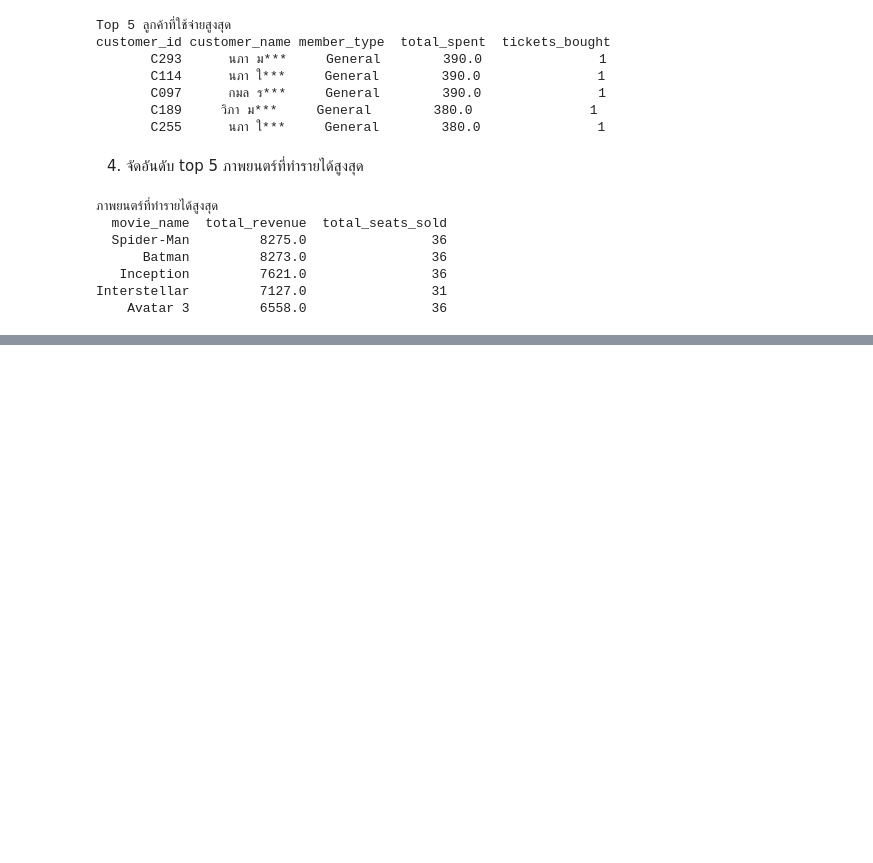
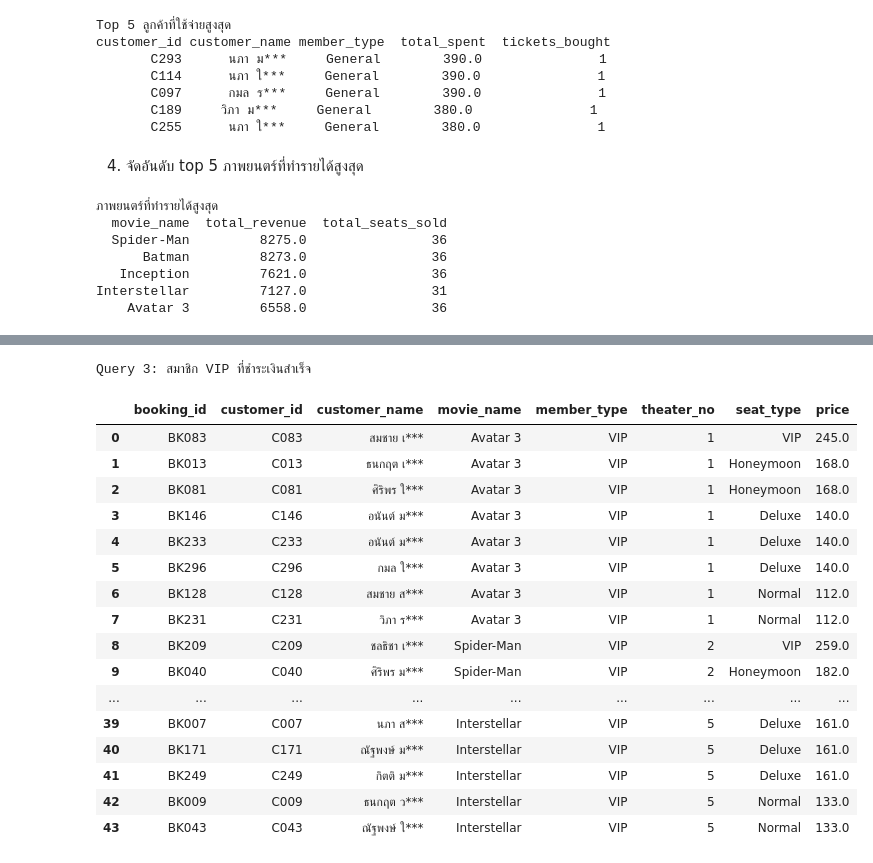
Before and after one commit to natthamonsmn/Cinema_Team, a Jupyter notebook: Cinema.ipynb, the cells around one changed output, grey strips where cells are left out. Drawn from its saved outputs; the diff is of its cells as text; code cells hidden in the pictures; blank space fills up the shorter version.

```diff
--- a/Cinema.ipynb
+++ b/Cinema.ipynb
@@ -923,0 +941,33 @@ Interstellar         7127.0                31
+# %%
+import pandas as pd
+import sqlite3
+
+conn = sqlite3.connect(":memory:")
+
+def mask_lastname(full_name):
+  parts = full_name.split()
+  if len(parts) == 2:
+    first, last = parts[0], parts[1]
+    return f'{first} {last[0]}***'
+  return full_name
+
+df_customers = pd.DataFrame([{
+    'booking_id': b.booking_id,
+    'customer_id': b.customer.customer_id,
+    'name': mask_lastname(b.customer.name),
+    'member_type': b.customer.member_type,
+    'movie_name': b.showtime.movie_name,
+    'theater_no': b.showtime.theater_no,
+    'seat_number': b.seat_number,
+    'seat_type': b.seat_type,
+    'price': b.net_price,
+    'status': b.status,
+} for b in all_bookings])
+df_customers.to_sql("customers", conn, if_exists="replace", index=False)
+
+movies_list = df_customers['movie_name'].dropna().unique()
+df_movies = pd.DataFrame({
+    'movie_name': movies_list,
+    'genre': ['Action/Sci-Fi', 'Action/Drama', 'Animation/Family', 'Sci-Fi/Thriller', 'Sci-Fi/Drama'][:len(movies_list)]
+})
+df_movies.to_sql("movies", conn, if_exists="replace", index=False)
@@ -923,0 +1026,29 @@ Interstellar         7127.0                31
+# %%
+# Query 3: (SELECT, WHERE, ORDER BY) - สมาชิก VIP ที่ชำระเงินสำเร็จจากทุกโรง
+query3 = """
+    SELECT booking_id, customer_id,name AS customer_name, movie_name, member_type, theater_no, seat_type, price
+    FROM customers
+    WHERE member_type = 'VIP' AND status = 'Paid'
+    ORDER BY theater_no ASC, price DESC
+"""
+print("Query 3: สมาชิก VIP ที่ชำระเงินสำเร็จ")
+display(pd.read_sql_query(query3, conn))
+# %% [output]
+Query 3: สมาชิก VIP ที่ชำระเงินสำเร็จ
+|  | booking_id | customer_id | customer_name | movie_name | member_type | theater_no | seat_type | price |
+| 0 | BK083 | C083 | สมชาย เ*** | Avatar 3 | VIP | 1 | VIP | 245.0 |
+| 1 | BK013 | C013 | ธนกฤต เ*** | Avatar 3 | VIP | 1 | Honeymoon | 168.0 |
+| 2 | BK081 | C081 | ศิริพร ใ*** | Avatar 3 | VIP | 1 | Honeymoon | 168.0 |
+| 3 | BK146 | C146 | อนันต์ ม*** | Avatar 3 | VIP | 1 | Deluxe | 140.0 |
+| 4 | BK233 | C233 | อนันต์ ม*** | Avatar 3 | VIP | 1 | Deluxe | 140.0 |
+| 5 | BK296 | C296 | กมล ใ*** | Avatar 3 | VIP | 1 | Deluxe | 140.0 |
+| 6 | BK128 | C128 | สมชาย ส*** | Avatar 3 | VIP | 1 | Normal | 112.0 |
+| 7 | BK231 | C231 | วิภา ร*** | Avatar 3 | VIP | 1 | Normal | 112.0 |
+| 8 | BK209 | C209 | ชลธิชา เ*** | Spider-Man | VIP | 2 | VIP | 259.0 |
+| 9 | BK040 | C040 | ศิริพร ม*** | Spider-Man | VIP | 2 | Honeymoon | 182.0 |
+| ... | ... | ... | ... | ... | ... | ... | ... | ... |
+| 39 | BK007 | C007 | นภา ส*** | Interstellar | VIP | 5 | Deluxe | 161.0 |
+| 40 | BK171 | C171 | ณัฐพงษ์ ม*** | Interstellar | VIP | 5 | Deluxe | 161.0 |
+| 41 | BK249 | C249 | กิตติ ม*** | Interstellar | VIP | 5 | Deluxe | 161.0 |
+| 42 | BK009 | C009 | ธนกฤต ว*** | Interstellar | VIP | 5 | Normal | 133.0 |
+| 43 | BK043 | C043 | ณัฐพงษ์ ใ*** | Interstellar | VIP | 5 | Normal | 133.0 |
```
Also changed, not shown: parts of 13 cells of this notebook.
